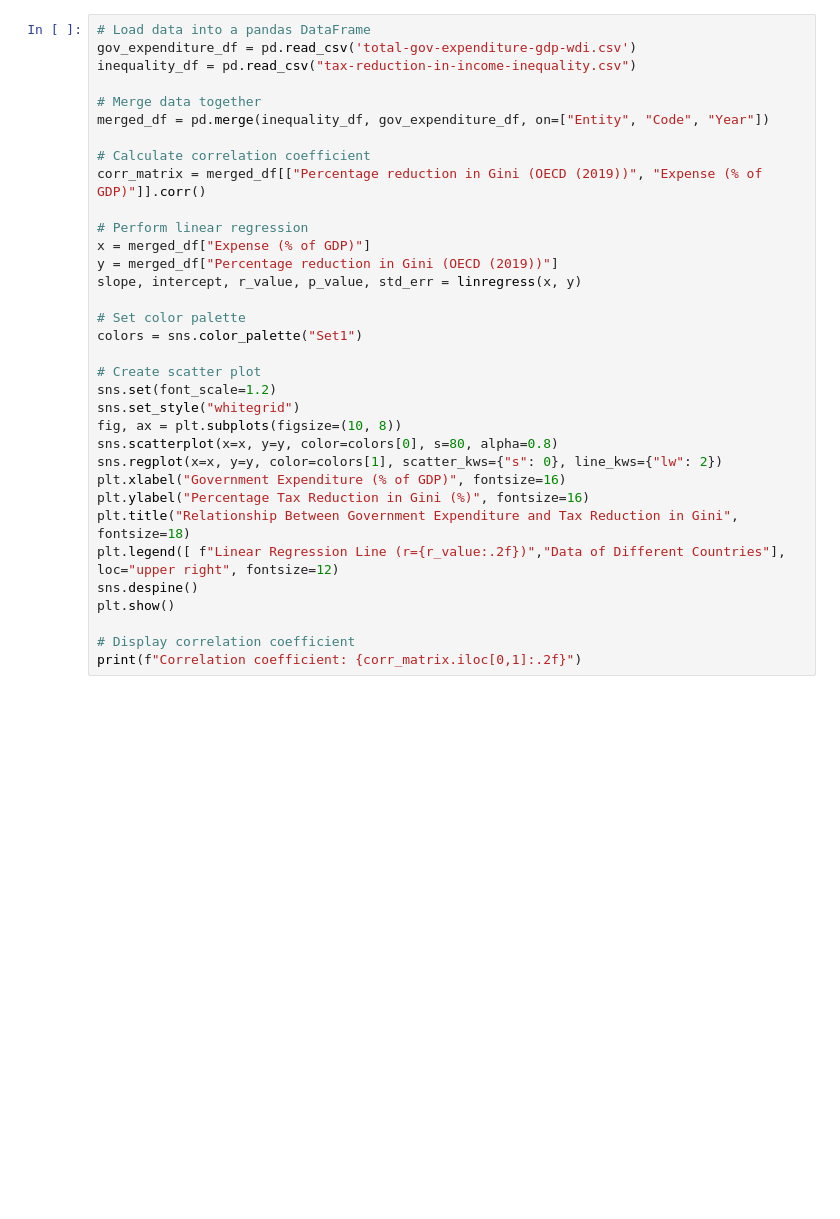
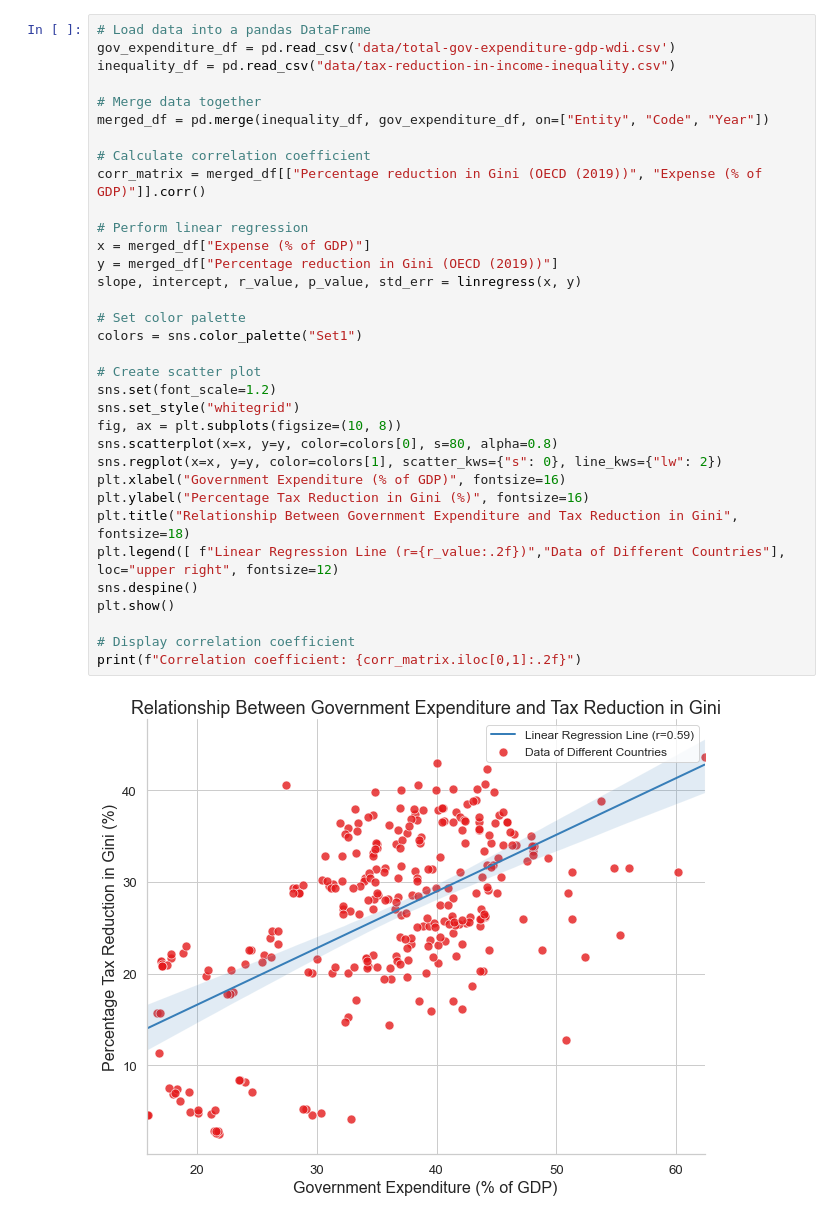
Before and after one commit to zjwlyx/ECE143_Group17, a Jupyter notebook: Group_17_Project.ipynb, the cells around one changed output. Drawn from its saved outputs; the diff is of its cells as text; blank space fills up the shorter version.

```diff
--- a/Group_17_Project.ipynb
+++ b/Group_17_Project.ipynb
@@ -36,34 +36,36 @@ sns.despine()
 # %%
 # Load data into a pandas DataFrame
-gov_expenditure_df = pd.read_csv('total-gov-expenditure-gdp-wdi.csv')
-inequality_df = pd.read_csv("tax-reduction-in-income-inequality.csv")
+gov_expenditure_df = pd.read_csv('data/total-gov-expenditure-gdp-wdi.csv')
+inequality_df = pd.read_csv("data/tax-reduction-in-income-inequality.csv")
 
 # Merge data together
 merged_df = pd.merge(inequality_df, gov_expenditure_df, on=["Entity", "Code", "Year"])
 
 # Calculate correlation coefficient
 corr_matrix = merged_df[["Percentage reduction in Gini (OECD (2019))", "Expense (% of GDP)"]].corr()
 
 # Perform linear regression
 x = merged_df["Expense (% of GDP)"]
 y = merged_df["Percentage reduction in Gini (OECD (2019))"]
 slope, intercept, r_value, p_value, std_err = linregress(x, y)
 
 # Set color palette
 colors = sns.color_palette("Set1")
 
 # Create scatter plot
 sns.set(font_scale=1.2)
 sns.set_style("whitegrid")
 fig, ax = plt.subplots(figsize=(10, 8))
 sns.scatterplot(x=x, y=y, color=colors[0], s=80, alpha=0.8)
 sns.regplot(x=x, y=y, color=colors[1], scatter_kws={"s": 0}, line_kws={"lw": 2})
 plt.xlabel("Government Expenditure (% of GDP)", fontsize=16)
 plt.ylabel("Percentage Tax Reduction in Gini (%)", fontsize=16)
 plt.title("Relationship Between Government Expenditure and Tax Reduction in Gini", fontsize=18)
 plt.legend([ f"Linear Regression Line (r={r_value:.2f})","Data of Different Countries"], loc="upper right", fontsize=12)
 sns.despine()
 plt.show()
 
 # Display correlation coefficient
 print(f"Correlation coefficient: {corr_matrix.iloc[0,1]:.2f}")
+# %% [output]
+[figure, added]
```
Also changed, not shown: parts of 6 cells of this notebook.
